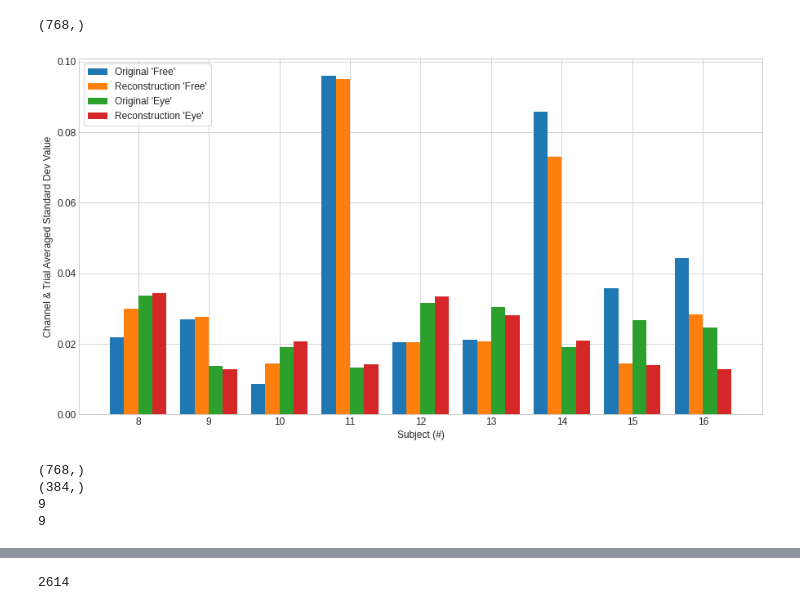
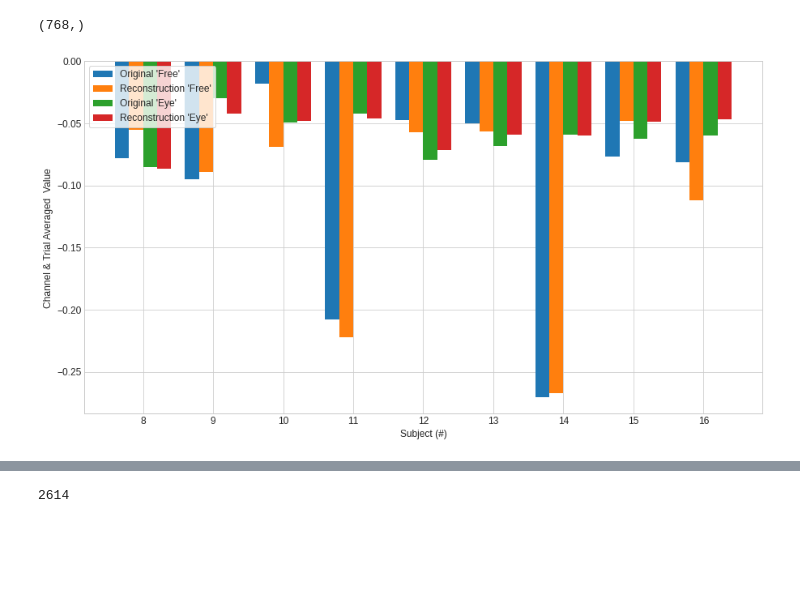
Before and after one commit to zainakh/bci-representation-learning, a Jupyter notebook: plot-eeg-reconstructions.ipynb, the cells around one changed output, grey strips where cells are left out. Cells and saved outputs as stored; diff of their text form; code cells hidden in the pictures; blank space fills up the shorter version.

```diff
--- a/plot-eeg-reconstructions.ipynb
+++ b/plot-eeg-reconstructions.ipynb
@@ -19,15 +19,21 @@ data_root = "/home/zainkhan/bci-representation-learning"
 eeg_train, eeg_test, pupil_train, pupil_test, sub_cond = utils.read_single_trial_datasets(data_root)
 sub_cond_train = sub_cond[:eeg_train.shape[0], :]
 sub_cond_test = sub_cond[eeg_train.shape[0]:, :]
-#eeg_train, eeg_test = utils.remove_noisy_trials(eeg_train, eeg_test)
-#sub_cond_train, sub_cond_test = utils.remove_noisy_trials(sub_cond_train, sub_cond_test)
+eeg_train, eeg_test = utils.remove_noisy_trials(eeg_train, eeg_test)
+
+for i in range(eeg_train.shape[0]):
+    eeg_train[i,:,:,:] = gaussian_filter(eeg_train[i], sigma=2)
+for i in range(eeg_test.shape[0]):
+    eeg_test[i,:,:,:] = gaussian_filter(eeg_test[i], sigma=2)
+
+sub_cond_train, sub_cond_test = utils.remove_noisy_trials(sub_cond_train, sub_cond_test)
 eeg = np.concatenate((eeg_train, eeg_test), axis=0)
 sub_cond = np.concatenate((sub_cond_train, sub_cond_test), axis=0)
 # %%
 # Load all encoders/decoders
 vae = VAE(beta=beta_eeg, latent_dim=latent_dim)
-vae.encoder = keras.models.load_model("vae_encoder_noise/vae_encoder")
-vae.decoder = keras.models.load_model("vae_decoder_noise/vae_decoder")
+vae.encoder = keras.models.load_model("vae_encoder_smooth/vae_encoder")
+vae.decoder = keras.models.load_model("vae_decoder_smooth/vae_decoder")
 # %% [output]
 WARNING:tensorflow:No training configuration found in save file, so the model was *not* compiled. Compile it manually.
 WARNING:tensorflow:No training configuration found in save file, so the model was *not* compiled. Compile it manually.
@@ -126,5 +135,5 @@ plot_image(eeg_test[0], ee_rec[0])
 # %%
-i = 0
+i = 2000
 fn = 'ee' + str(i)
 plot_eeg_reconstruction(eeg_train[i], ee_rec_train[i], save=False, filename=fn)
 # %% [output]
@@ -146,6 +155,3 @@ def plot_subj_cond(X, vals, ylabel, legend, filename='', width=0.8):
 
     if filename != '':
         fig.savefig(filename + '.png')
-# %%
-eeg = np.concatenate((eeg_train, eeg_test), axis=0)
-sub_cond = np.concatenate((sub_cond_train, sub_cond_test), axis=0)
@@ -188,18 +189,18 @@ eeg_free[-1].shape
 # %% [output]
 (768,)
 # %%
-filename = 'Standard Dev'
-f = lambda x: np.std(x)
+filename = ''
+f = lambda x: np.min(x)
 ef = [f(i) for i in eeg_free]
 efr = [f(i) for i in eeg_free_rec]
 ee = [f(i) for i in eeg_eye]
 eer = [f(i) for i in eeg_eye_rec]
 
 legend = ['Original \'Free\'', 'Reconstruction \'Free\'', 'Original \'Eye\'', 'Reconstruction \'Eye\'']
 ylabel = f'Channel & Trial Averaged {filename} Value'
 plot_subj_cond(range(8,17), [ef, efr, ee, eer], ylabel, legend, filename)
 # %% [output]
-[figure, old version]
+[figure, new version]
 # %%
 eeg_free_targ = [i[:len(i)//2] for i in eeg_free]
 eeg_free_dist = [i[len(i)//2:] for i in eeg_free]
@@ -210,14 +211,3 @@ eeg_free_rec_targ = [i[:len(i)//2] for i in eeg_free_rec]
 eeg_free_rec_dist = [i[len(i)//2:] for i in eeg_free_rec]
 eeg_eye_rec_targ = [i[:len(i)//2] for i in eeg_eye_rec]
 eeg_eye_rec_dist = [i[len(i)//2:] for i in eeg_eye_rec]
-# %%
-print(eeg_free[-1].shape)
-print(eeg_free_targ[-1].shape)
-
-print(len(eeg_free))
-print(len(eeg_free_targ))
-# %% [output]
-(768,)
-(384,)
-9
-9
```
Also changed, not shown: parts of 12 cells of this notebook, 1 other file.
